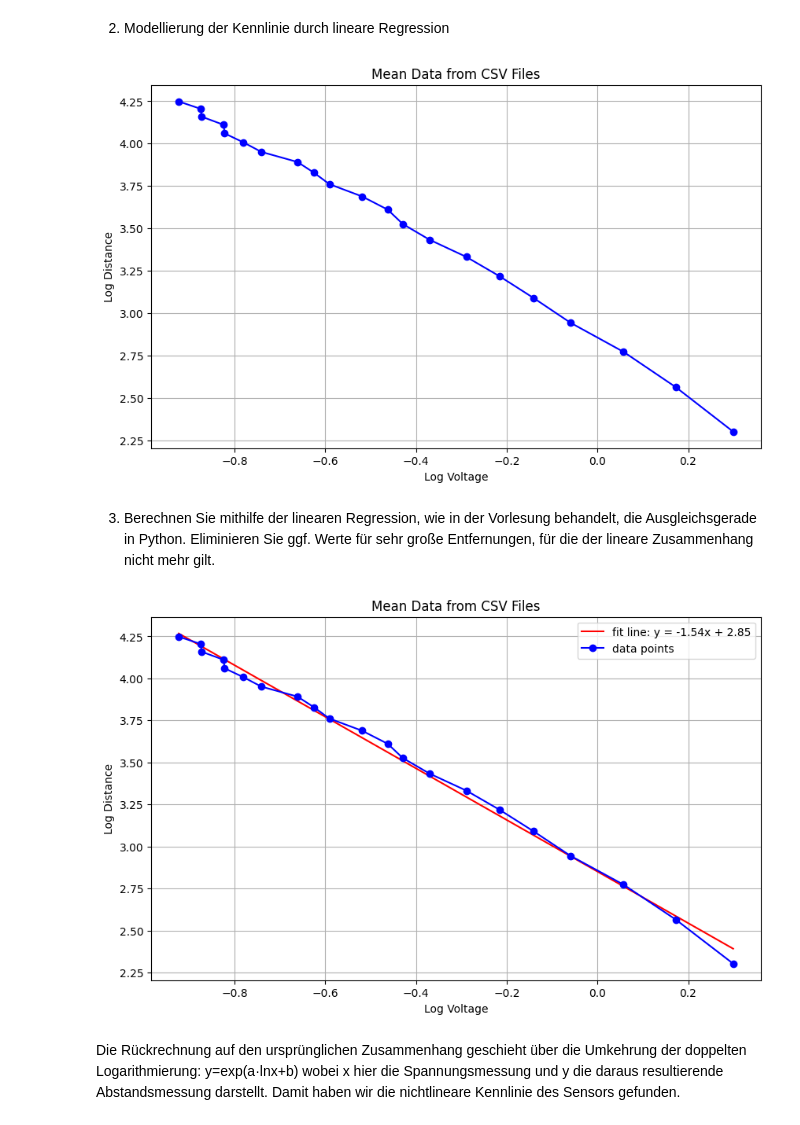
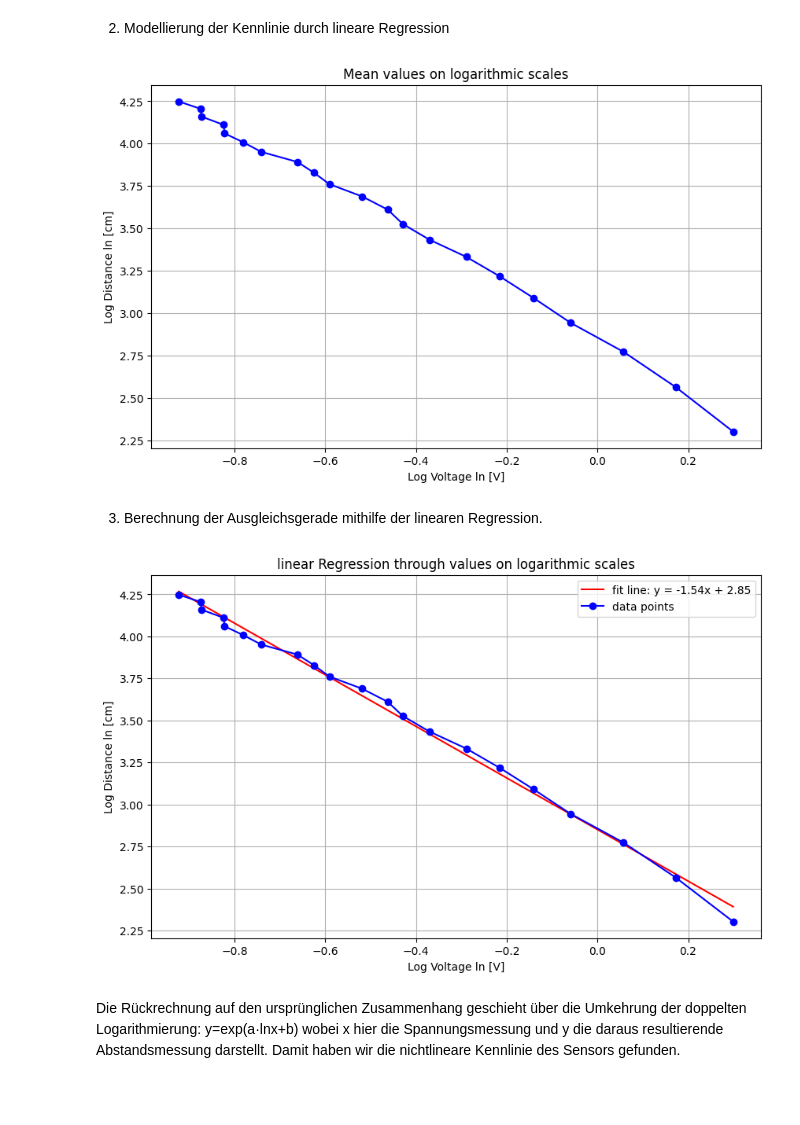
Before and after one commit to schmidtale/SSS_aufgaben, a Jupyter notebook: Versuch1_umkehrung.ipynb, the cells around one changed output. Cells and saved outputs as stored; diff of their text form; code cells hidden in the pictures; blank space fills up the shorter version.

```diff
--- a/Versuch1_umkehrung.ipynb
+++ b/Versuch1_umkehrung.ipynb
@@ -74,58 +71,50 @@ plt.show()
 # %% [markdown]
  2. Modellierung der Kennlinie durch lineare Regression
 # %%
-distance = np.array(range(10, 71, 3))
-
 log_distance = np.log(distance)
 log_mean = np.log(mean_list)
 # plot the log data with matplotlib
 
 plt.figure(figsize=(10, 6))
 plt.plot(log_mean, log_distance, marker='o', linestyle='-', color='b')
-plt.title('Mean Data from CSV Files')
-plt.xlabel('Log Voltage')
-plt.ylabel('Log Distance')
+plt.title('Mean values on logarithmic scales')
+plt.xlabel('Log Voltage ln [V]')
+plt.ylabel('Log Distance ln [cm]')
 plt.grid(True)
 plt.show()
 # %% [output]
-[figure, old version]
+[figure, new version]
 # %% [markdown]
- 3. Berechnen Sie mithilfe der linearen Regression, wie in der Vorlesung behandelt, die
- Ausgleichsgerade in Python. Eliminieren Sie ggf. Werte für sehr große Entfernungen,
- für die der lineare Zusammenhang nicht mehr gilt.
+3. Berechnung der Ausgleichsgerade mithilfe der linearen Regression.
 # %%
 numerator = 0
 denominator = 0
 for i in range(len(log_mean)):
     numerator += (log_mean[i] - np.mean(log_mean)) * (log_distance[i] - np.mean(log_distance))
     denominator += (log_mean[i] - np.mean(log_mean)) ** 2
 
 a = numerator / denominator
 b = np.mean(log_distance) - a * np.mean(log_mean)
 
 regression = a * log_mean + b
 
-# plot the log data with matplotlib
-# plot the mean data with matplotlib
 # Create a plot
-distance = np.array(range(10, 71, 3))
-
 plt.figure(figsize=(10, 6))
 # Calculate the corresponding y-values for the line y = a * x + b
 # Plot the regression line
 plt.plot(log_mean, regression, color='r', label=f'fit line: y = {a:.2f}x + {b:.2f}')
 
 # plot the log data with matplotlib
 
 plt.plot(log_mean, log_distance, marker='o', linestyle='-', color='b', label='data points')
-plt.title('Mean Data from CSV Files')
-plt.xlabel('Log Voltage' )
-plt.ylabel('Log Distance')
+plt.title('linear Regression through values on logarithmic scales')
+plt.xlabel('Log Voltage ln [V]')
+plt.ylabel('Log Distance ln [cm]')
 plt.grid(True)
 plt.legend( )
 plt.show()
 # %% [output]
-[figure, old version]
+[figure, new version]
 # %% [markdown]
  Die Rückrechnung auf den ursprünglichen Zusammenhang geschieht über die Umkehrung
  der doppelten Logarithmierung: y=exp(a·lnx+b)
```
Also changed, not shown: parts of 10 cells of this notebook.
